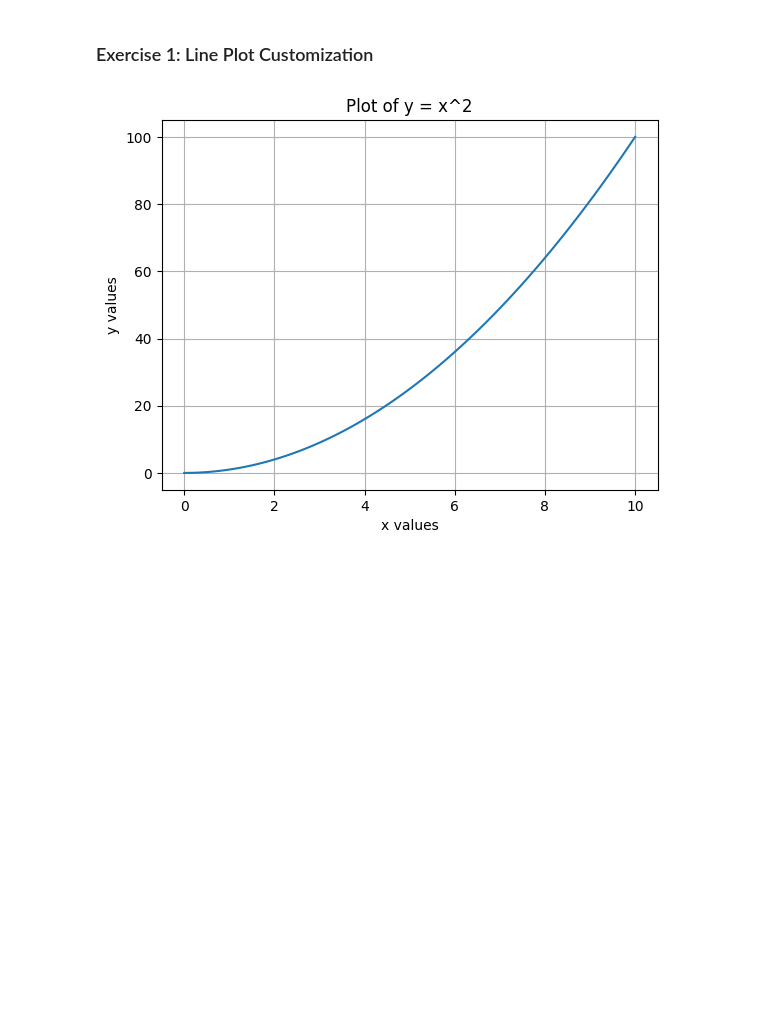
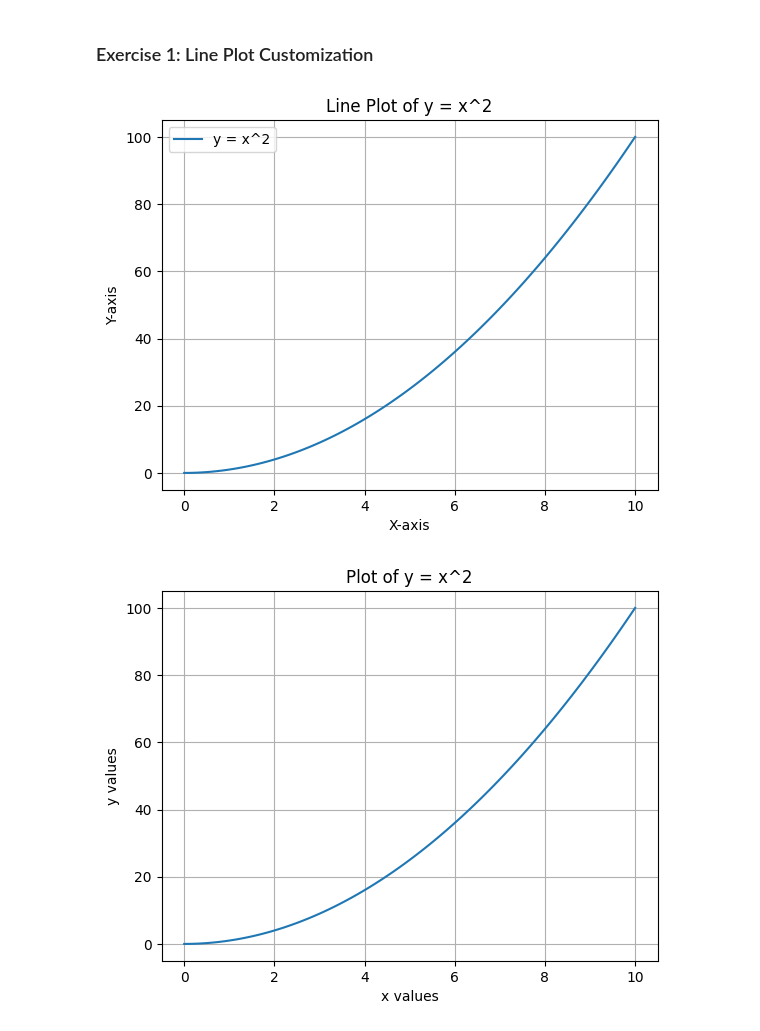
Before and after one commit to gunasagari02/python-jupyter-template, a Jupyter notebook: src/1-line-plot.ipynb, the cells around one changed output. Drawn from its saved outputs; the diff is of its cells as text; code cells hidden in the pictures; blank space fills up the shorter version.

Commit message:
line-plot

```diff
--- a/src/1-line-plot.ipynb
+++ b/src/1-line-plot.ipynb
@@ -3,6 +3,34 @@
 # %%
 # TASK: Create a line plot with x values ranging from 0 to 10 and y values as the square of x.
 # Customize the plot by adding a title, labels for both axes, and a grid.
+# %%
+import matplotlib.pyplot as plt
+import numpy as np
+
+# Generate x values
+x = np.linspace(0, 10, 100)  # 100 points from 0 to 10
+
+# Calculate y values (square of x)
+y = x**2
+
+# Create the line plot
+plt.plot(x, y, label='y = x^2')
+
+# Add title and labels
+plt.title('Line Plot of y = x^2')
+plt.xlabel('X-axis')
+plt.ylabel('Y-axis')
+
+# Add grid
+plt.grid(True)
+
+# Add Legend
+plt.legend()
+
+# Show the plot
+plt.show()
+# %% [output]
+[figure, added]
 # %%
 import matplotlib.pyplot as plt
 import numpy as np
```
